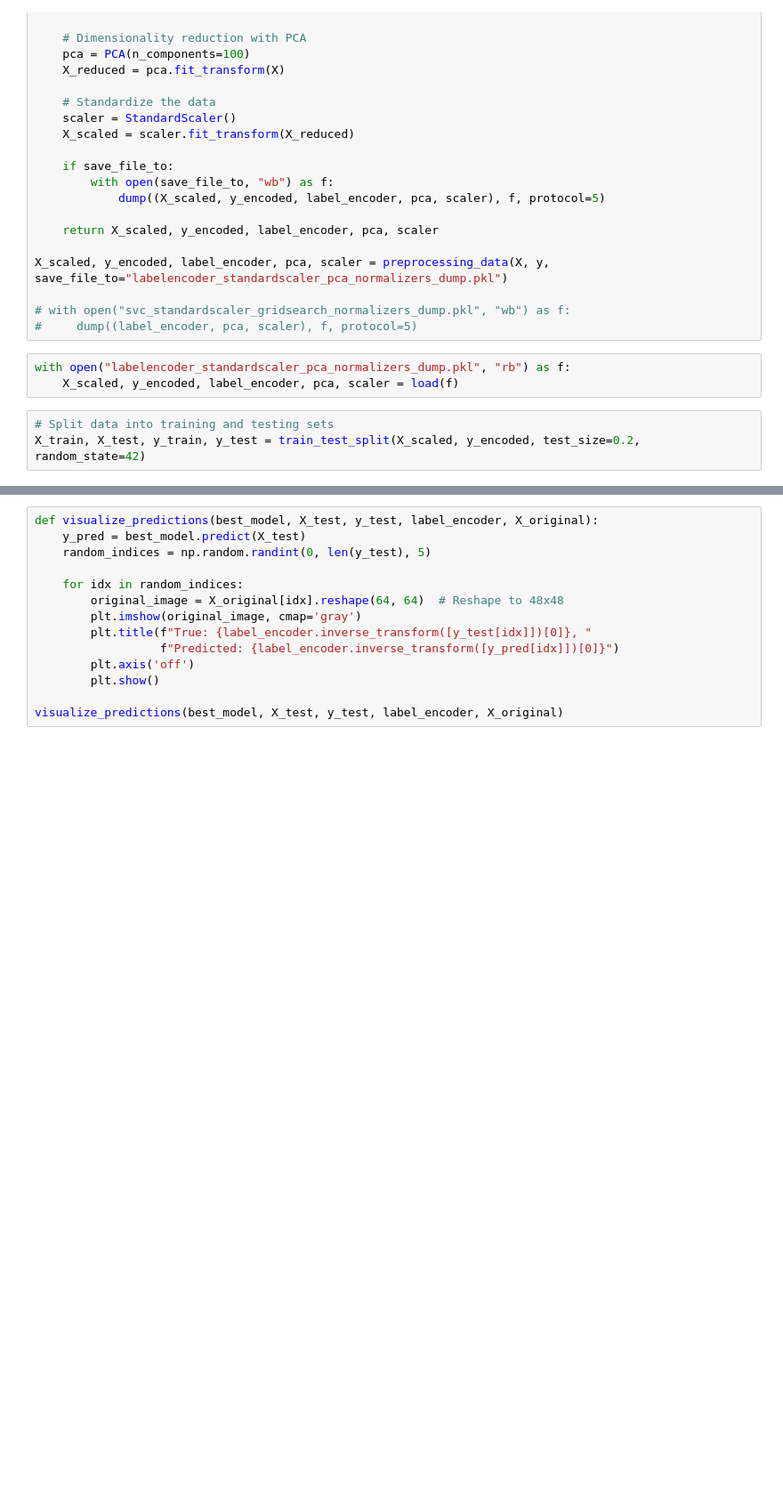
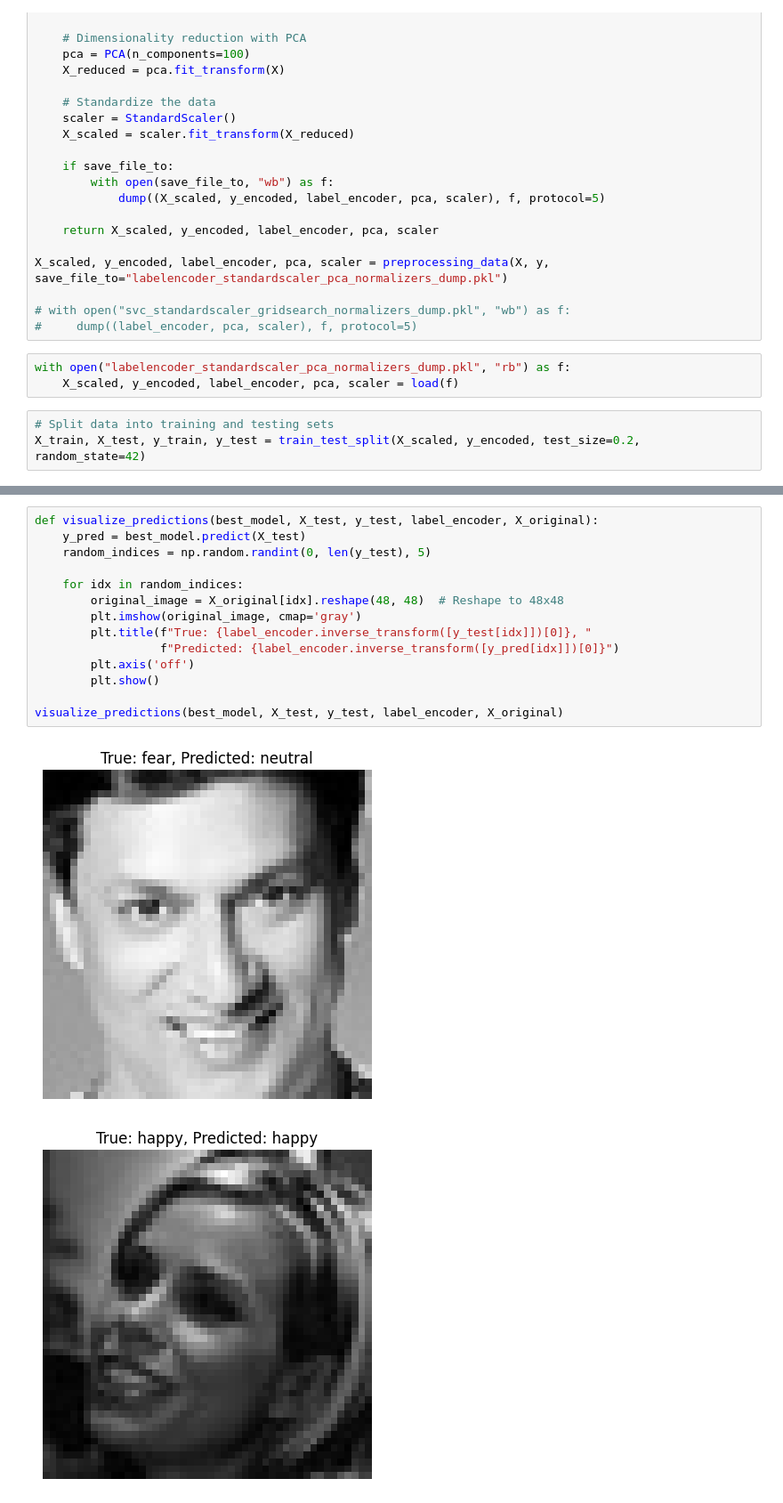
Before and after one commit to shaneab30/Expression-recognition, a Jupyter notebook: jonathanheix dataset/final/final basis/svc_standardscaler_gridsearch_pca.ipynb, the cells around one changed output, grey strips where cells are left out. Shown: that part at 89% size. Cells and saved outputs as stored; diff of their text form; blank space fills up the shorter version.

```diff
--- a/jonathanheix dataset/final/final basis/svc_standardscaler_gridsearch_pca.ipynb
+++ b/jonathanheix dataset/final/final basis/svc_standardscaler_gridsearch_pca.ipynb
@@ -158,14 +276,17 @@ best_model, best_combination = train_and_evaluate_svc(X_train, y_train, X_test,
 # %%
 def visualize_predictions(best_model, X_test, y_test, label_encoder, X_original):
     y_pred = best_model.predict(X_test)
     random_indices = np.random.randint(0, len(y_test), 5)
 
     for idx in random_indices:
-        original_image = X_original[idx].reshape(64, 64)  # Reshape to 48x48
+        original_image = X_original[idx].reshape(48, 48)  # Reshape to 48x48
         plt.imshow(original_image, cmap='gray')
         plt.title(f"True: {label_encoder.inverse_transform([y_test[idx]])[0]}, "
                   f"Predicted: {label_encoder.inverse_transform([y_pred[idx]])[0]}")
         plt.axis('off')
         plt.show()
 
 visualize_predictions(best_model, X_test, y_test, label_encoder, X_original)
+# %% [output]
+[figure, added]
+[figure, added]
```
Also changed, not shown: parts of 2 cells of this notebook, 3 other files.
